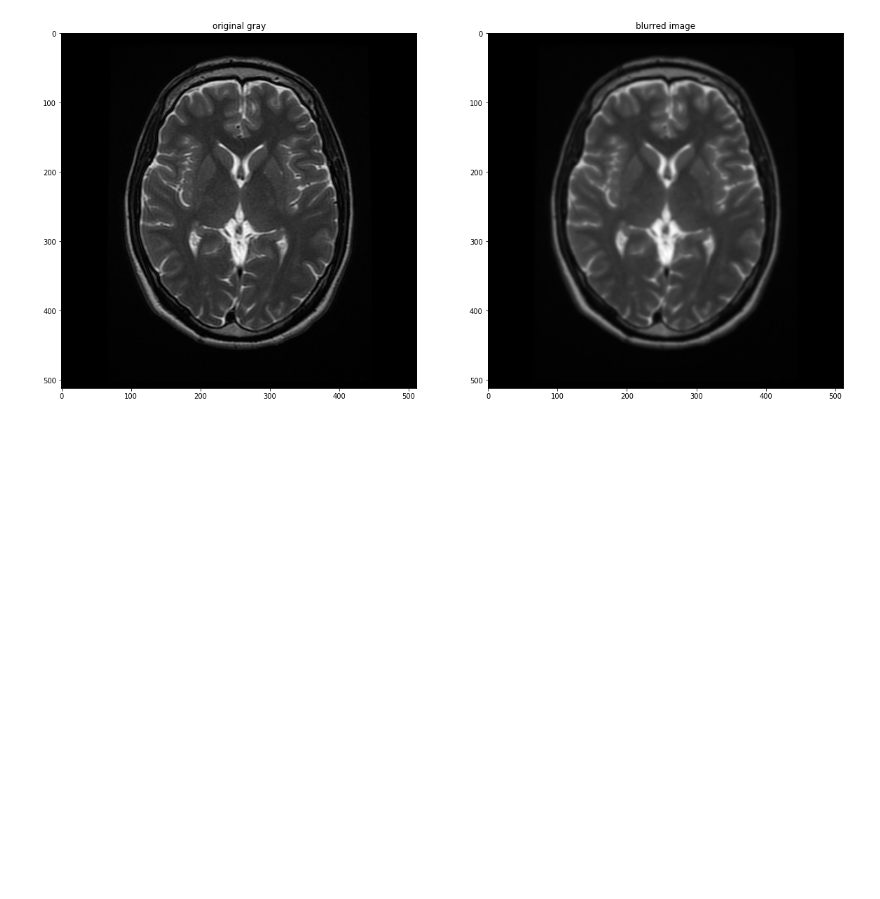
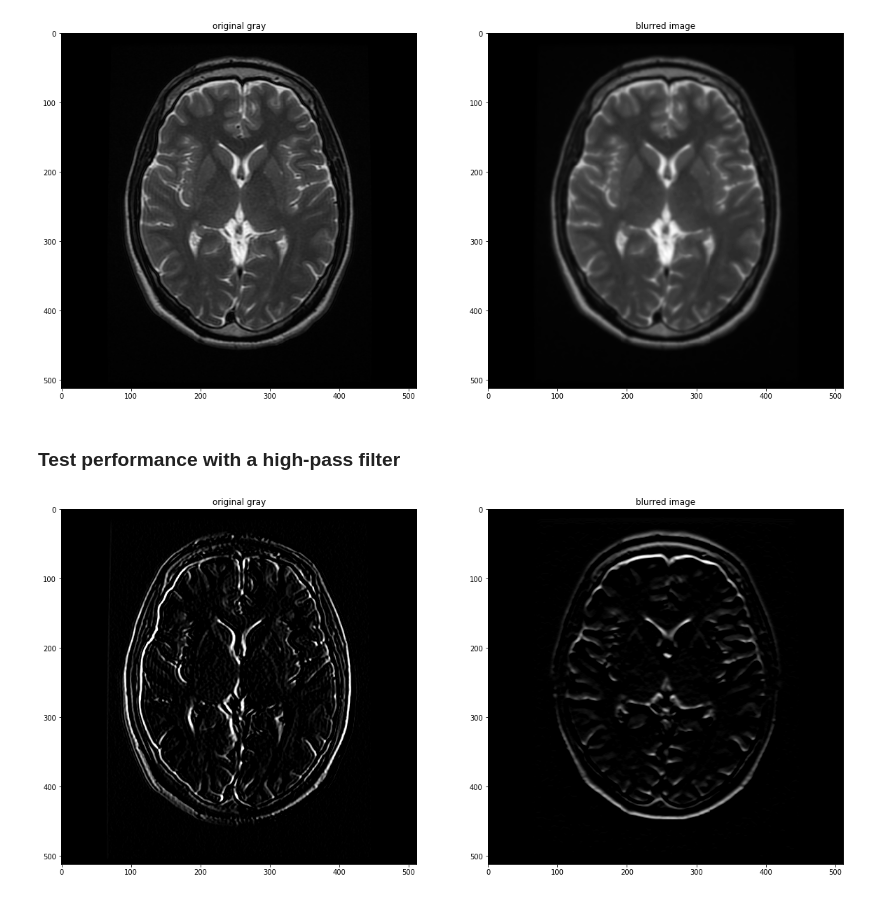
Before and after one commit to RNEnriquez/ComputerVision, a Jupyter notebook: Convolutional-Filters-and-Edges/Gaussian-Blur.ipynb, the cells around one changed output. Cells and saved outputs as stored; diff of their text form; code cells hidden in the pictures; blank space fills up the shorter version.

Commit message:
Add performanc section

```diff
--- a/Convolutional-Filters-and-Edges/Gaussian-Blur.ipynb
+++ b/Convolutional-Filters-and-Edges/Gaussian-Blur.ipynb
@@ -39,3 +39,32 @@ ax2.set_title('blurred image')
 ax2.imshow(gray_blur, cmap='gray');
 # %% [output]
 [figure]
+# %% [markdown]
+### Test performance with a high-pass filter
+# %%
+# High-pass filter
+
+# 3x3 sobel filters for edge detection
+sobel_x = np.array([[ -1, 0, 1],
+                   [ -2, 0, 2],
+                   [ -1, 0, 1]])
+
+
+sobel_y = np.array([[ -1, -2, -1],
+                   [ 0, 0, 0],
+                   [ 1, 2, 1]])
+
+
+# Filter the orginal and blurred grayscale images using filter2D
+filtered = cv2.filter2D(gray, -1, sobel_x)
+
+filtered_blurred = cv2.filter2D(gray_blur, -1, sobel_y)
+f, (ax1, ax2) = plt.subplots(1, 2, figsize=(20,10))
+
+ax1.set_title('original gray')
+ax1.imshow(filtered, cmap='gray')
+
+ax2.set_title('blurred image')
+ax2.imshow(filtered_blurred, cmap='gray');
+# %% [output]
+[figure, added]
```
Also changed, not shown: parts of 1 cell of this notebook.
